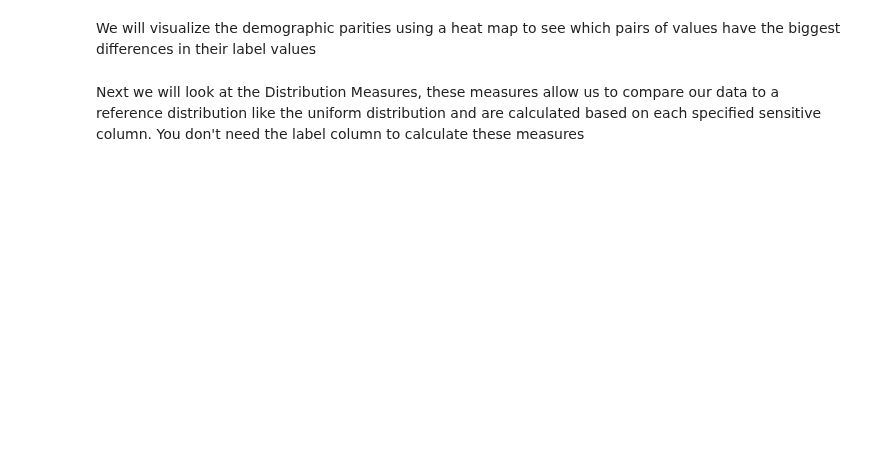
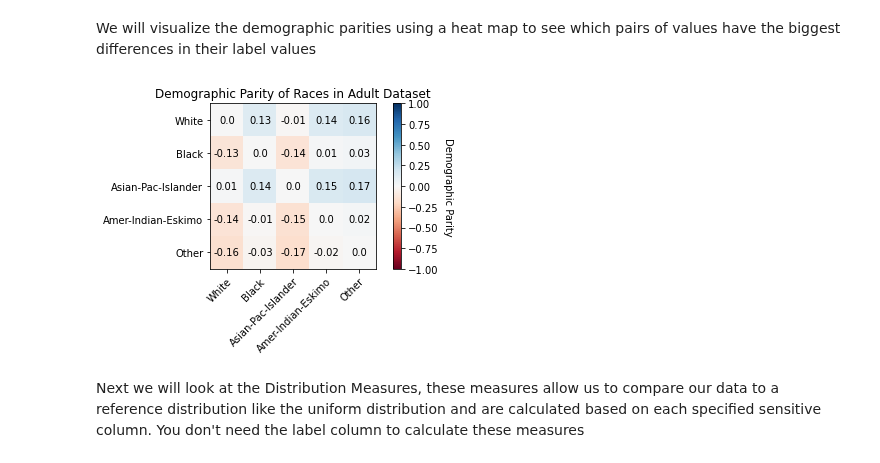
Before and after one commit to microsoft/responsible-ai-toolbox-mitigations, a Jupyter notebook: notebooks/databalanceanalysis/data_balance_census.ipynb, the cells around one changed output. Saved outputs shown, nothing was run; the diff lists cells and outputs as text; code cells hidden in the pictures; blank space fills up the shorter version.

```diff
--- a/notebooks/databalanceanalysis/data_balance_census.ipynb
+++ b/notebooks/databalanceanalysis/data_balance_census.ipynb
@@ -73,11 +103,9 @@ feature_measures
 # %% [markdown]
 We will visualize the demographic parities using a heat map to see which pairs of values have the biggest differences in their label values
 # %%
-from databalanceanalysis.databalanceanalysis.constants import Measures
-
 races = df["race"].unique()
-race_dp_values = feat_measures[feat_measures["feature_name"] == "race"][
-    ["classA", "classB", Measures.DEMOGRAPHIC_PARITY]
+race_dp_values = feat_measures[feat_measures["FeatureName"] == "race"][
+    ["ClassA", "ClassB", "dp"]
 ]
 race_dp_array = np.zeros((len(races), len(races)))
 
@@ -86,33 +114,35 @@ for idx, row in race_dp_values.iterrows():
     class_b = row[1]
     dp_value = row[2]
     i, j = np.where(races == class_a)[0][0], np.where(races == class_b)
     dp_value = round(dp_value, 2)
     race_dp_array[i, j] = dp_value
     race_dp_array[j, i] = -1 * dp_value
 
 colormap = "RdBu"
 dp_min, dp_max = -1.0, 1.0
 
 fig, ax = plt.subplots()
 im = ax.imshow(race_dp_array, vmin=dp_min, vmax=dp_max, cmap=colormap)
 
 cbar = ax.figure.colorbar(im, ax=ax)
 cbar.ax.set_ylabel("Demographic Parity", rotation=-90, va="bottom")
 
 ax.set_xticks(np.arange(len(races)))
 ax.set_yticks(np.arange(len(races)))
 ax.set_xticklabels(races)
 ax.set_yticklabels(races)
 
 plt.setp(ax.get_xticklabels(), rotation=45, ha="right", rotation_mode="anchor")
 
 for i in range(len(races)):
     for j in range(len(races)):
         text = ax.text(j, i, race_dp_array[i, j], ha="center", va="center", color="k")
 
 ax.set_title("Demographic Parity of Races in Adult Dataset")
 fig.tight_layout()
 plt.show()
+# %% [output]
+[figure, added]
 # %% [markdown]
 Next we will look at the Distribution Measures, these measures allow us to compare our data to a reference distribution like the uniform distribution and are calculated based on each specified sensitive column. You don't need the label column to calculate these measures
 # %%
```
Also changed, not shown: parts of 12 cells of this notebook.
